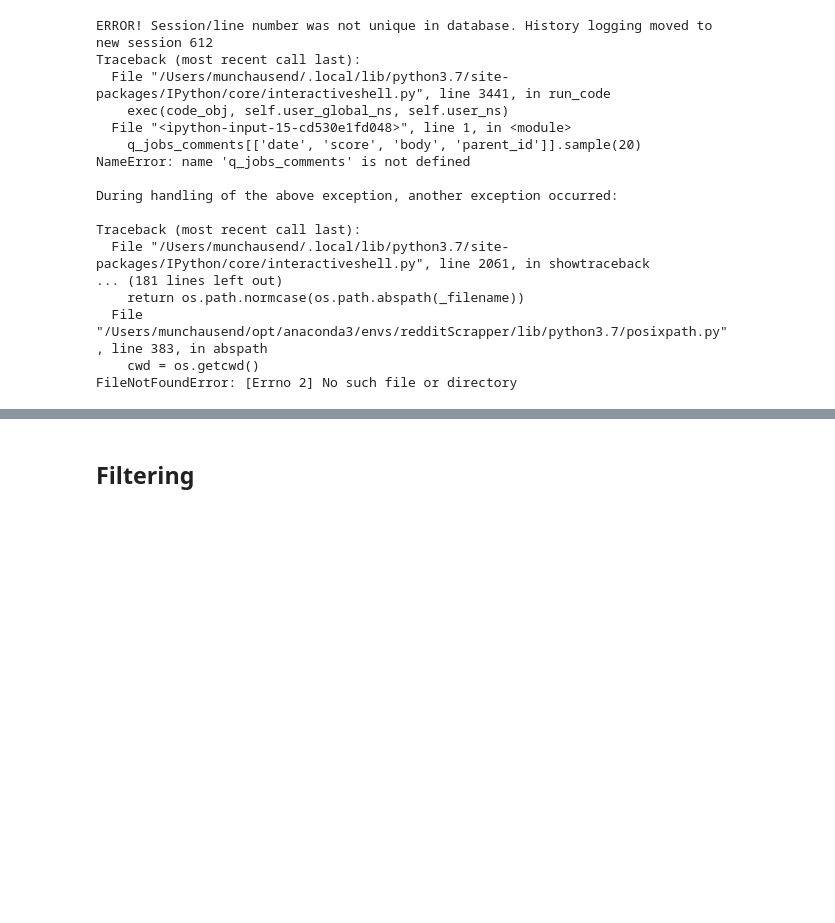
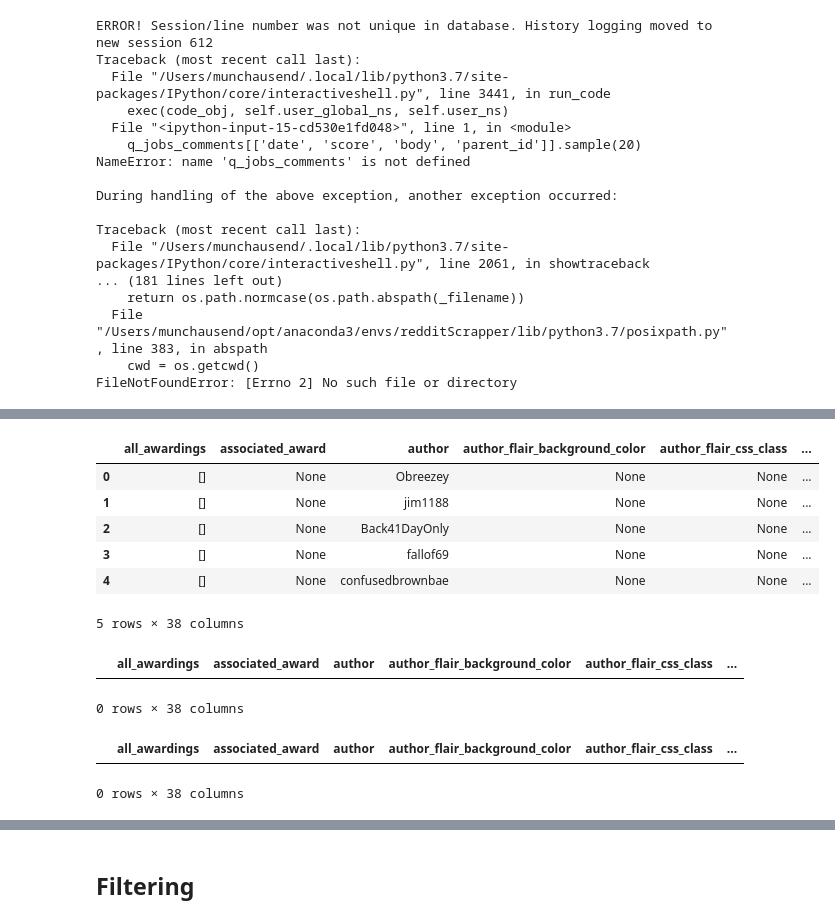
Before and after one commit to factitious/survey_v_social_media, a Jupyter notebook: Methods/Scripts/Reddit/usageOverview.ipynb, the cells around one changed output, grey strips where cells are left out. Saved outputs shown, nothing was run; the diff lists cells and outputs as text; code cells hidden in the pictures; blank space fills up the shorter version.

```diff
--- a/Methods/Scripts/Reddit/usageOverview.ipynb
+++ b/Methods/Scripts/Reddit/usageOverview.ipynb
@@ -666,0 +851,22 @@ FileNotFoundError: [Errno 2] No such file or directory
+# %%
+q_jobs_comments.head()
+# %% [output]
+|  | all_awardings | associated_award | author | author_flair_background_color | author_flair_css_class | ... |
+| 0 | [] | None | Obreezey | None | None | ... |
+| 1 | [] | None | jim1188 | None | None | ... |
+| 2 | [] | None | Back41DayOnly | None | None | ... |
+| 3 | [] | None | fallof69 | None | None | ... |
+| 4 | [] | None | confusedbrownbae | None | None | ... |
+5 rows × 38 columns
+# %%
+# AutoModerator.
+q_jobs_comments[q_jobs_comments['author'] == 'AutoModerator']
+# %% [output]
+|  | all_awardings | associated_award | author | author_flair_background_color | author_flair_css_class | ... |
+0 rows × 38 columns
+# %%
+# AutoModerator.
+q_jobs_comments[q_jobs_comments['author'] == '[deleted]']
+# %% [output]
+|  | all_awardings | associated_award | author | author_flair_background_color | author_flair_css_class | ... |
+0 rows × 38 columns
```
Also changed, not shown: parts of 45 cells of this notebook.
